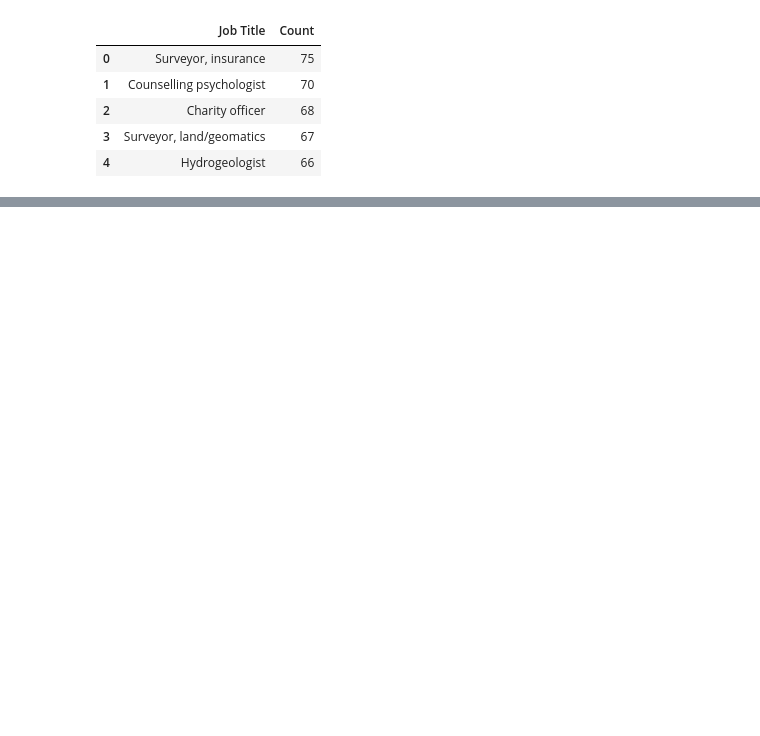
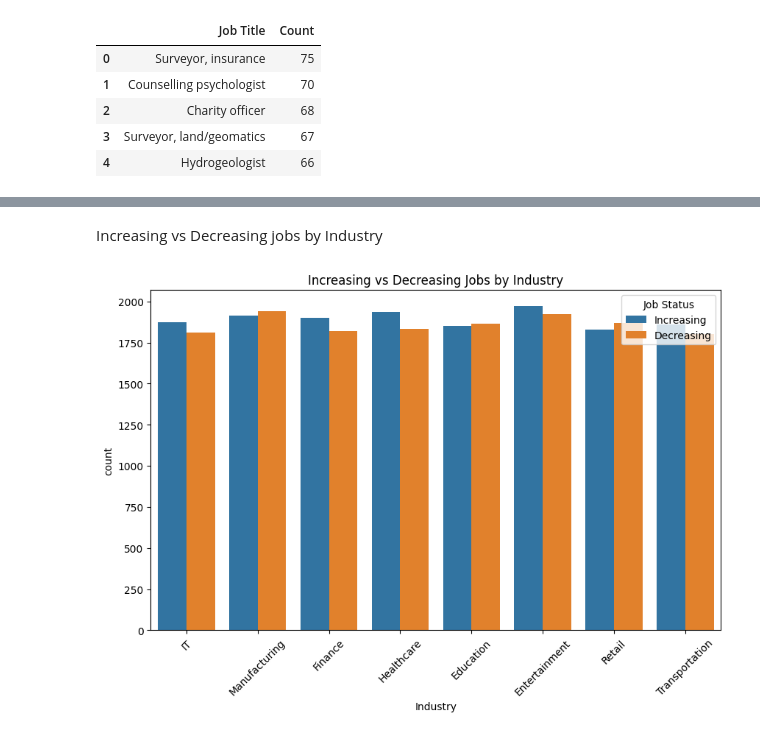
Before and after one commit to RaccoonWithAPeanutButterJar/ItDS2025-Project, a Jupyter notebook: Exploratory_analysis.ipynb, the cells around one changed output, grey strips where cells are left out. Drawn from its saved outputs; the diff is of its cells as text; code cells hidden in the pictures; blank space fills up the shorter version.

```diff
--- a/Exploratory_analysis.ipynb
+++ b/Exploratory_analysis.ipynb
@@ -62,0 +103,12 @@ dentist_table
+# %% [markdown]
+Increasing vs Decreasing jobs by Industry
+# %%
+import seaborn as sns
+
+plt.figure(figsize=(10,6))
+sns.countplot(data=data, x="Industry", hue="Job Status")
+plt.xticks(rotation=45)
+plt.title("Increasing vs Decreasing Jobs by Industry")
+plt.show()
+# %% [output]
+[figure, added]
```
Also changed, not shown: parts of 15 cells of this notebook.
